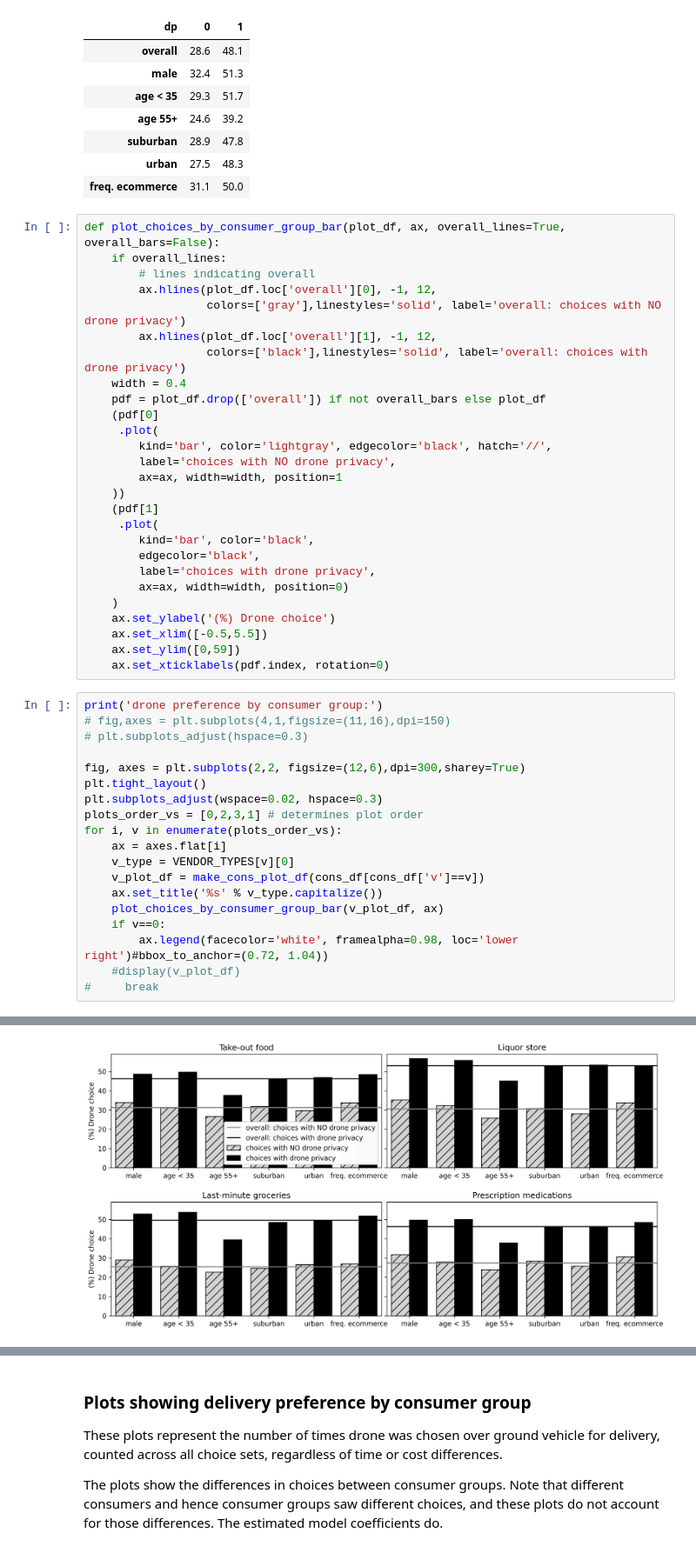
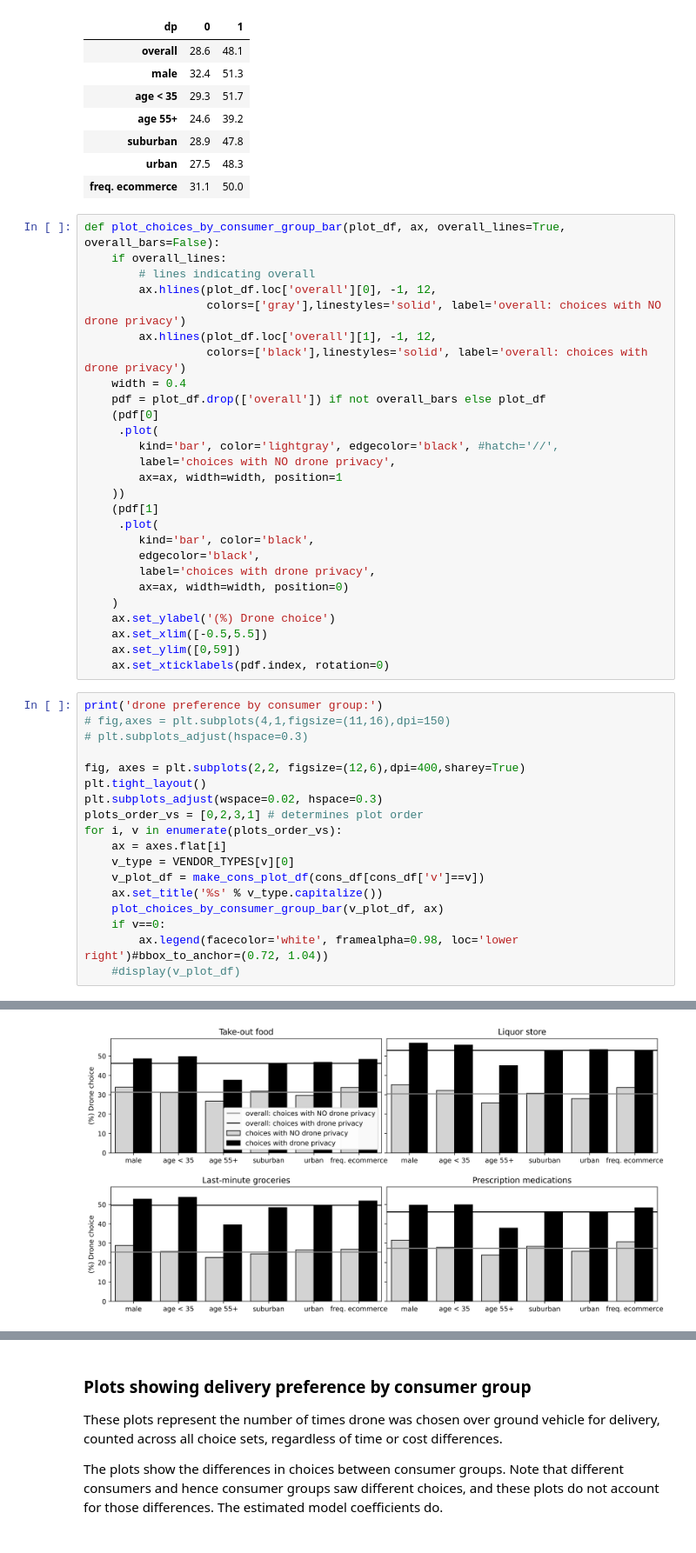
Before and after one commit to aberke/drones-consumer-privacy, a Jupyter notebook: data-analysis/choice-probability-plots.ipynb, the cells around one changed output, grey strips where cells are left out. Shown at 87% size. Drawn from its saved outputs; the diff is of its cells as text.

Commit message:
updated choice by consumer group plots

```diff
--- a/data-analysis/choice-probability-plots.ipynb
+++ b/data-analysis/choice-probability-plots.ipynb
@@ -810,7 +810,7 @@ def plot_choices_by_consumer_group_bar(plot_df, ax, overall_lines=True, overall_
     pdf = plot_df.drop(['overall']) if not overall_bars else plot_df
     (pdf[0]
      .plot(
-        kind='bar', color='lightgray', edgecolor='black', hatch='//',
+        kind='bar', color='lightgray', edgecolor='black', #hatch='//',
         label='choices with NO drone privacy',
         ax=ax, width=width, position=1
     ))
@@ -828,25 +828,24 @@ def plot_choices_by_consumer_group_bar(plot_df, ax, overall_lines=True, overall_
 # %%
 print('drone preference by consumer group:')
 # fig,axes = plt.subplots(4,1,figsize=(11,16),dpi=150)
 # plt.subplots_adjust(hspace=0.3)
 
-fig, axes = plt.subplots(2,2, figsize=(12,6),dpi=300,sharey=True)
+fig, axes = plt.subplots(2,2, figsize=(12,6),dpi=400,sharey=True)
 plt.tight_layout()
 plt.subplots_adjust(wspace=0.02, hspace=0.3)
 plots_order_vs = [0,2,3,1] # determines plot order
 for i, v in enumerate(plots_order_vs):
     ax = axes.flat[i]
     v_type = VENDOR_TYPES[v][0]
     v_plot_df = make_cons_plot_df(cons_df[cons_df['v']==v])
     ax.set_title('%s' % v_type.capitalize())
     plot_choices_by_consumer_group_bar(v_plot_df, ax)
     if v==0:
         ax.legend(facecolor='white', framealpha=0.98, loc='lower right')#bbox_to_anchor=(0.72, 1.04))
     #display(v_plot_df)
-#     break
 # %% [output]
 drone preference by consumer group:
-[figure, old version]
+[figure, new version]
 # %%
 fig,ax = plt.subplots(1,1,figsize=(12,5), dpi=150)
 plot_choices_by_consumer_group_bar(make_cons_plot_df(cons_df), ax)
```
Also changed, not shown: parts of 3 cells of this notebook.
